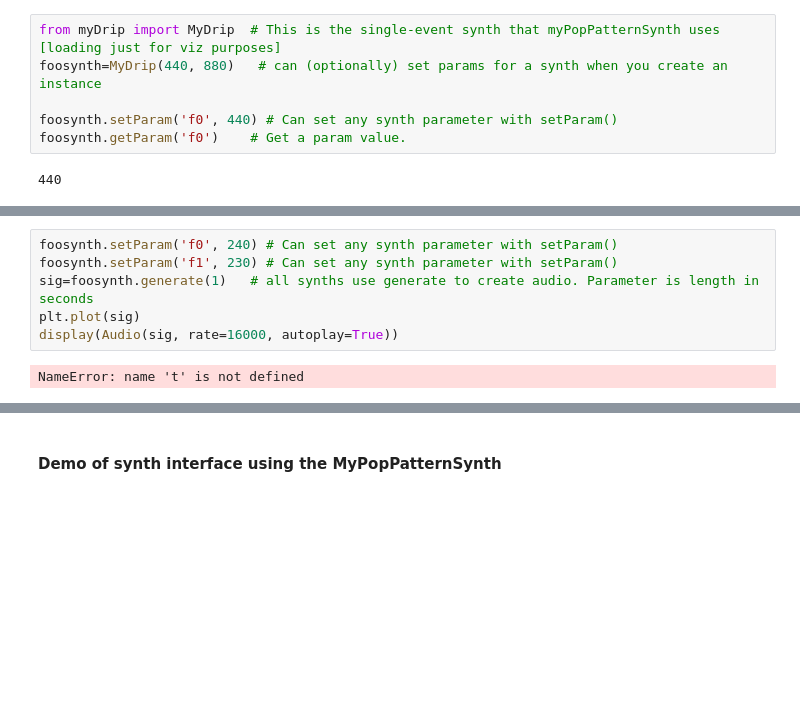
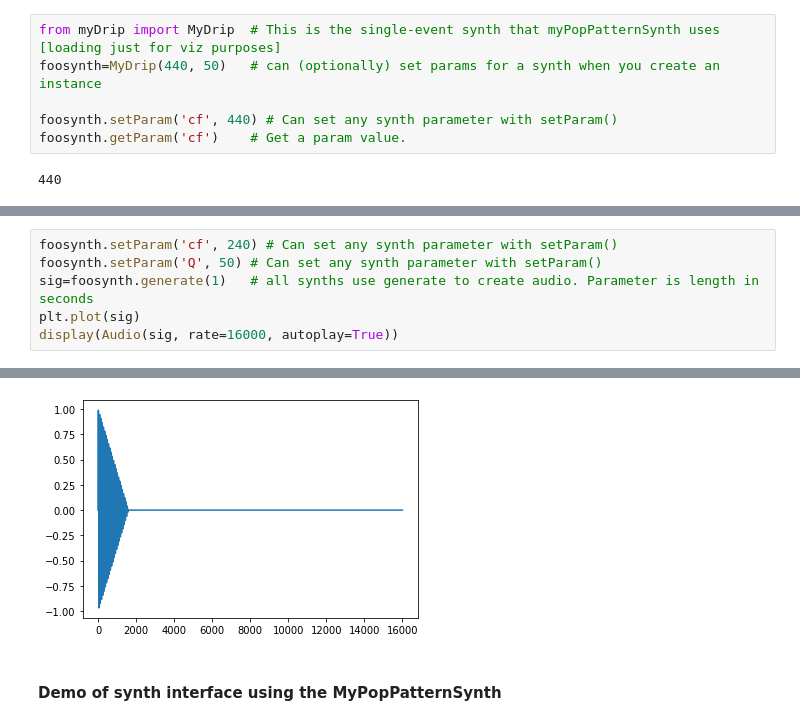
Before and after one commit to prashanthtr/dripTextureDS, a Jupyter notebook: dripTextureVisualization-notebook.ipynb, the cells around one changed output, grey strips where cells are left out. Cells and saved outputs as stored; diff of their text form; blank space fills up the shorter version.

```diff
--- a/dripTextureVisualization-notebook.ipynb
+++ b/dripTextureVisualization-notebook.ipynb
@@ -26,10 +73,10 @@ Note: MyPop and myPopPatternSynth are both synths that derive from the SI.MySoun
 Here we load myPop just to see the interface in action. Normally it would only be used by myPopPatternSynth, and not loaded in a notebook or data set generating program.
 # %%
 from myDrip import MyDrip  # This is the single-event synth that myPopPatternSynth uses [loading just for viz purposes]
-foosynth=MyDrip(440, 880)   # can (optionally) set params for a synth when you create an instance
+foosynth=MyDrip(440, 50)   # can (optionally) set params for a synth when you create an instance
 
-foosynth.setParam('f0', 440) # Can set any synth parameter with setParam()
-foosynth.getParam('f0')    # Get a param value.
+foosynth.setParam('cf', 440) # Can set any synth parameter with setParam()
+foosynth.getParam('cf')    # Get a param value.
 # %% [output]
 440
 # %%
@@ -42,10 +89,9 @@ print("now the value of synth param f0 is {}".format(   foosynth.getParam('f0')
 min val of synth param f0 is 100
 now the value of synth param f0 is 2000
 # %%
-foosynth.setParam('f0', 240) # Can set any synth parameter with setParam()
-foosynth.setParam('f1', 230) # Can set any synth parameter with setParam()
+foosynth.setParam('cf', 240) # Can set any synth parameter with setParam()
+foosynth.setParam('Q', 50) # Can set any synth parameter with setParam()
 sig=foosynth.generate(1)   # all synths use generate to create audio. Parameter is length in seconds
 plt.plot(sig)
 display(Audio(sig, rate=16000, autoplay=True))
 # %% [output]
-NameError: name 't' is not defined
@@ -52,3 +99,4 @@ NameError: name 't' is not defined
+[figure, added]
 # %% [markdown]
 #### Demo of synth interface using the MyPopPatternSynth
 # %%
```
Also changed, not shown: parts of 10 cells of this notebook, 6 other files.
